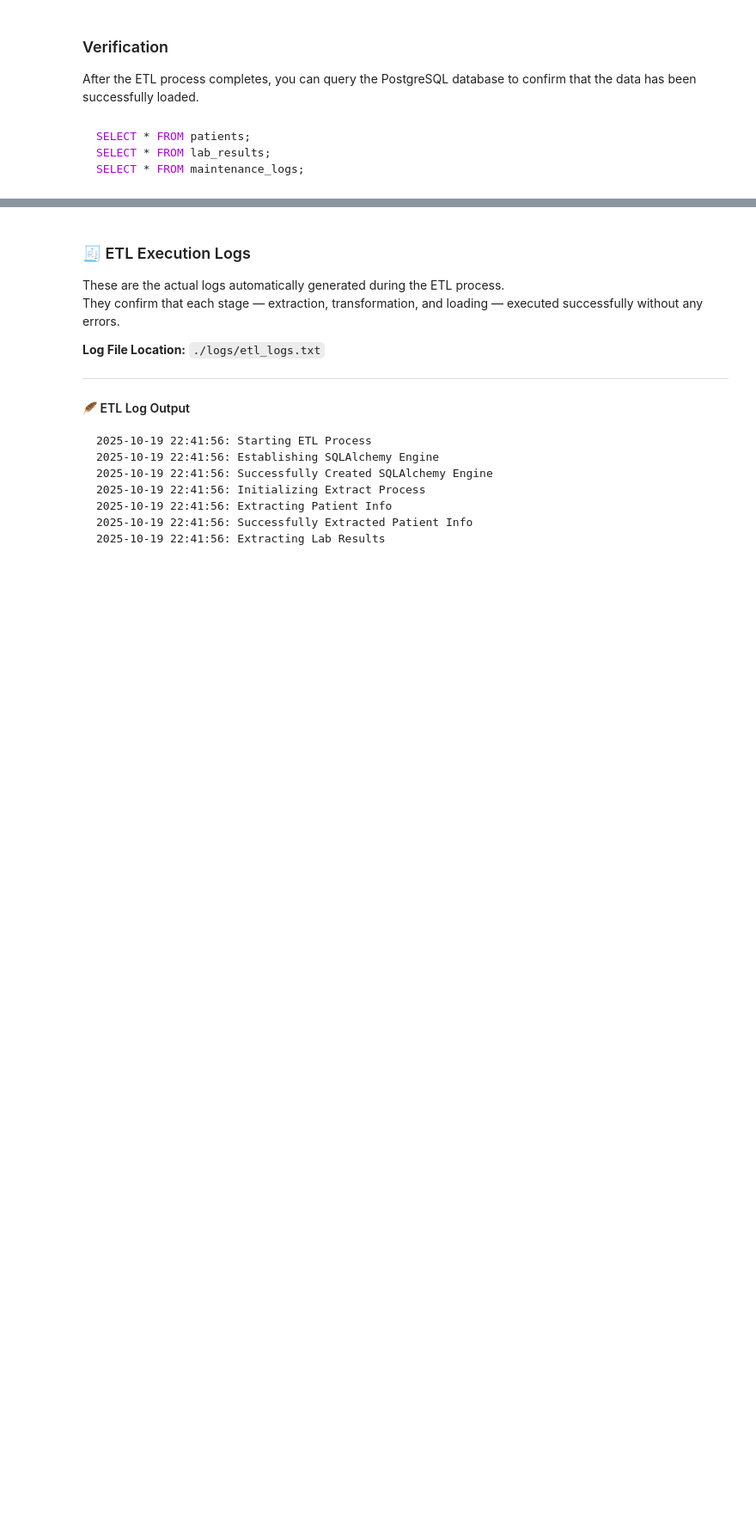
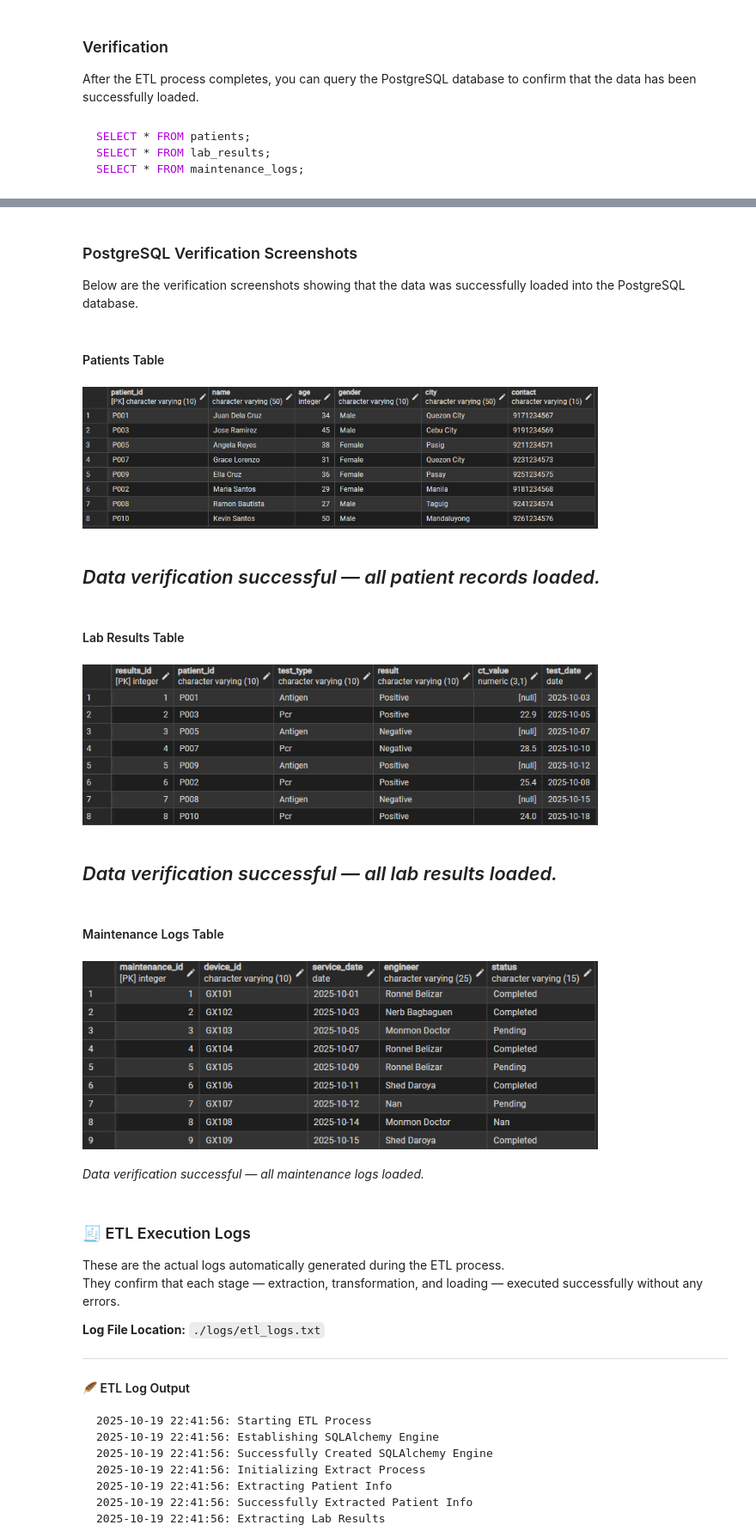
Before and after one commit to RonnelBelizar/Data-Engineering-Mini-Projects, a Jupyter notebook: Projects/Extract, Transform, Load (ETL)/Infectious Disease Diagnostics Data Pipeline (IDDDP)/notebooks/IDDDP.ipynb, the cells around one changed output, grey strips where cells are left out. Shown at 86% size. Saved outputs shown, nothing was run; the diff lists cells and outputs as text; code cells hidden in the pictures; blank space fills up the shorter version.

```diff
--- a/Projects/Extract, Transform, Load (ETL)/Infectious Disease Diagnostics Data Pipeline (IDDDP)/notebooks/IDDDP.ipynb
+++ b/Projects/Extract, Transform, Load (ETL)/Infectious Disease Diagnostics Data Pipeline (IDDDP)/notebooks/IDDDP.ipynb
@@ -322,3 +288,36 @@ This screenshot verifies that device maintenance records were properly inserted
+# %%
+from IPython.display import Image, display, Markdown
+
+display(Markdown("### PostgreSQL Verification Screenshots\nBelow are the verification screenshots showing that the data was successfully loaded into the PostgreSQL database."))
+
+# Patients Table
+display(Markdown("#### Patients Table"))
+display(Image(filename="../screenshots/patients_table.png", width=600))
+display(Markdown("*Data verification successful — all patient records loaded.*\n---"))
+
+# Lab Results Table
+display(Markdown("#### Lab Results Table"))
+display(Image(filename="../screenshots/lab_results_table.png", width=600))
+display(Markdown("*Data verification successful — all lab results loaded.*\n---"))
+
+# Maintenance Logs Table
+display(Markdown("#### Maintenance Logs Table"))
+display(Image(filename="../screenshots/maintenance_logs_table.png", width=600))
+display(Markdown("*Data verification successful — all maintenance logs loaded.*"))
+# %% [output]
+### PostgreSQL Verification Screenshots
+Below are the verification screenshots showing that the data was successfully loaded into the PostgreSQL database.
+#### Patients Table
+[figure, added]
+*Data verification successful — all patient records loaded.*
+---
+#### Lab Results Table
+[figure, added]
+*Data verification successful — all lab results loaded.*
+---
+#### Maintenance Logs Table
+[figure, added]
+*Data verification successful — all maintenance logs loaded.*
 # %% [markdown]
 ### 🧾 ETL Execution Logs
 
```
Also changed, not shown: parts of 1 cell of this notebook.
